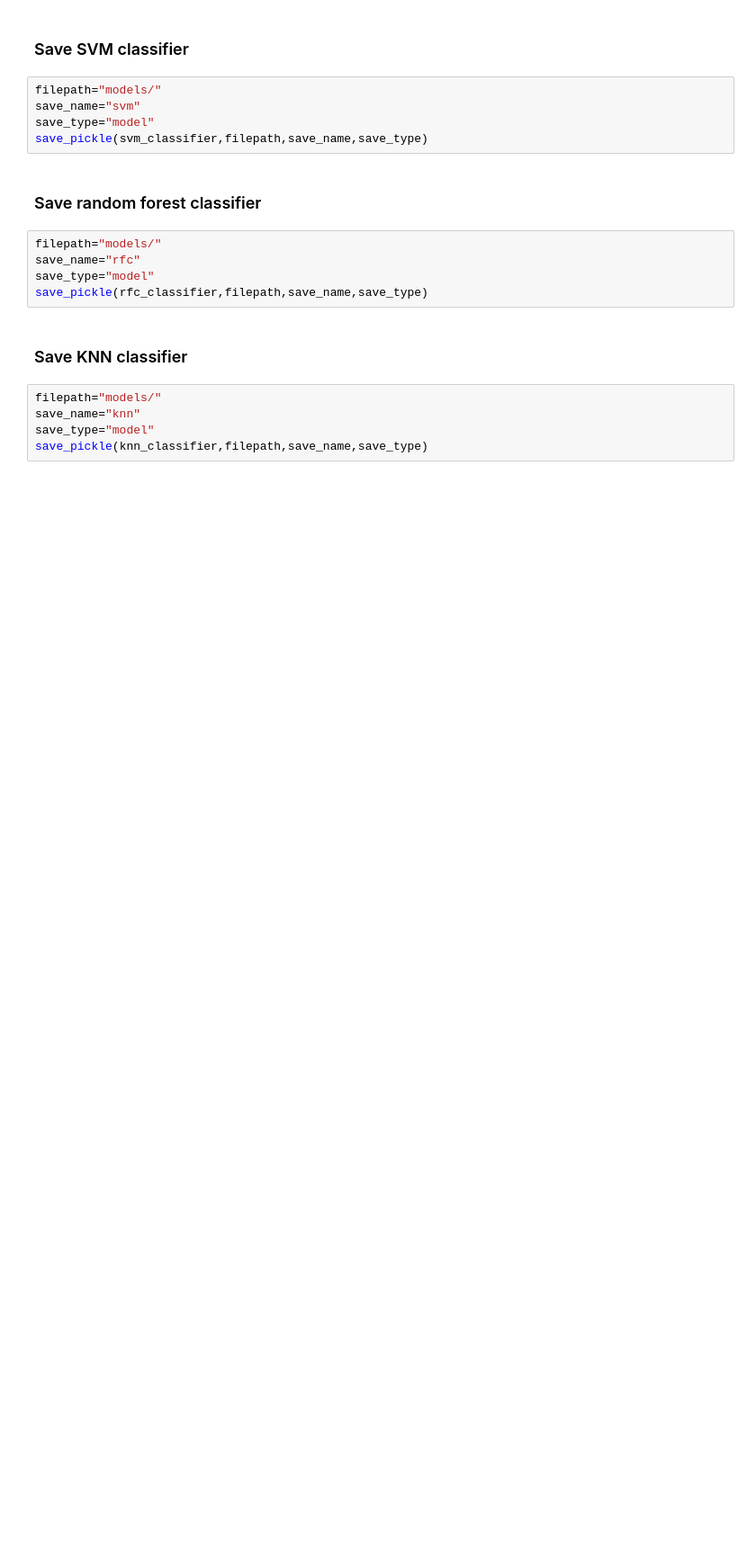
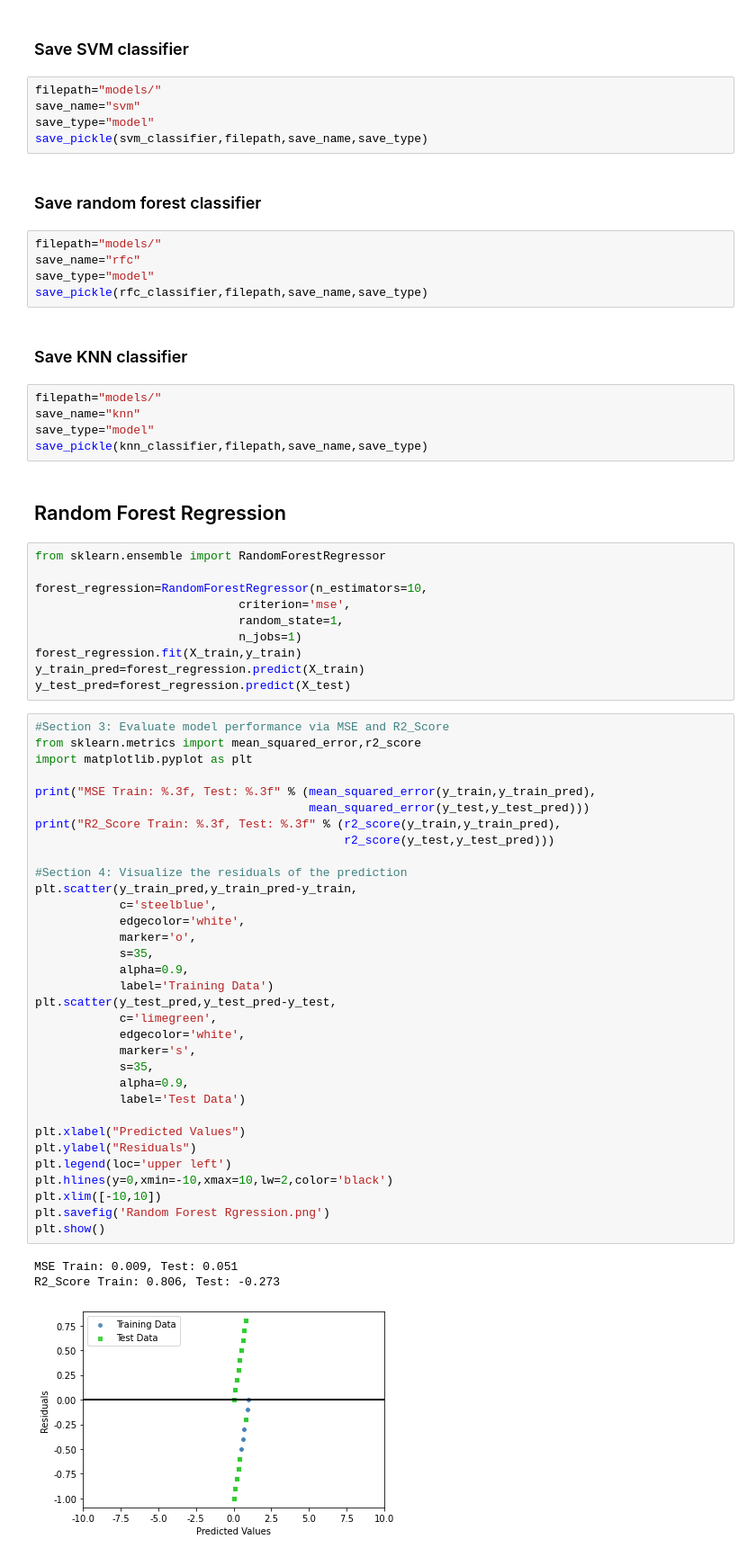
Before and after one commit to ulmasovjafarbek/stroke-prediction-model, a Jupyter notebook: Stroke_Analysis_v3_final.ipynb, the cells around one changed output. Shown at 90% size. Saved outputs shown, nothing was run; the diff lists cells and outputs as text; blank space fills up the shorter version.

```diff
--- a/Stroke_Analysis_v3_final.ipynb
+++ b/Stroke_Analysis_v3_final.ipynb
@@ -712,3 +712,52 @@ filepath="models/"
 save_name="knn"
 save_type="model"
 save_pickle(knn_classifier,filepath,save_name,save_type)
+# %% [markdown]
+## Random Forest Regression
+# %%
+from sklearn.ensemble import RandomForestRegressor
+
+forest_regression=RandomForestRegressor(n_estimators=10,
+                             criterion='mse',
+                             random_state=1,
+                             n_jobs=1)
+forest_regression.fit(X_train,y_train)
+y_train_pred=forest_regression.predict(X_train)
+y_test_pred=forest_regression.predict(X_test)
+# %%
+#Section 3: Evaluate model performance via MSE and R2_Score
+from sklearn.metrics import mean_squared_error,r2_score
+import matplotlib.pyplot as plt
+
+print("MSE Train: %.3f, Test: %.3f" % (mean_squared_error(y_train,y_train_pred),
+                                       mean_squared_error(y_test,y_test_pred)))
+print("R2_Score Train: %.3f, Test: %.3f" % (r2_score(y_train,y_train_pred),
+                                            r2_score(y_test,y_test_pred)))
+
+#Section 4: Visualize the residuals of the prediction
+plt.scatter(y_train_pred,y_train_pred-y_train,
+            c='steelblue',
+            edgecolor='white',
+            marker='o',
+            s=35,
+            alpha=0.9,
+            label='Training Data')
+plt.scatter(y_test_pred,y_test_pred-y_test,
+            c='limegreen',
+            edgecolor='white',
+            marker='s',
+            s=35,
+            alpha=0.9,
+            label='Test Data')
+
+plt.xlabel("Predicted Values")
+plt.ylabel("Residuals")
+plt.legend(loc='upper left')
+plt.hlines(y=0,xmin=-10,xmax=10,lw=2,color='black')
+plt.xlim([-10,10])
+plt.savefig('Random Forest Rgression.png')
+plt.show()
+# %% [output]
+MSE Train: 0.009, Test: 0.051
+R2_Score Train: 0.806, Test: -0.273
+[figure, added]
```
Also changed, not shown: parts of 3 cells of this notebook, 4 other files.
